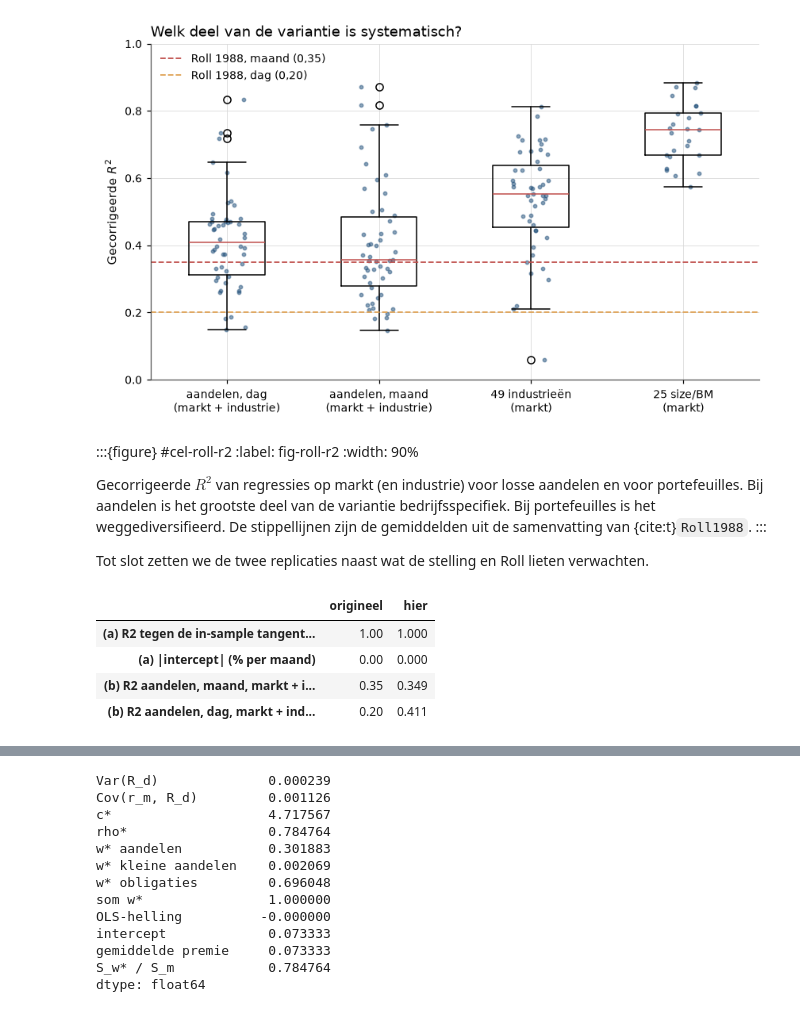
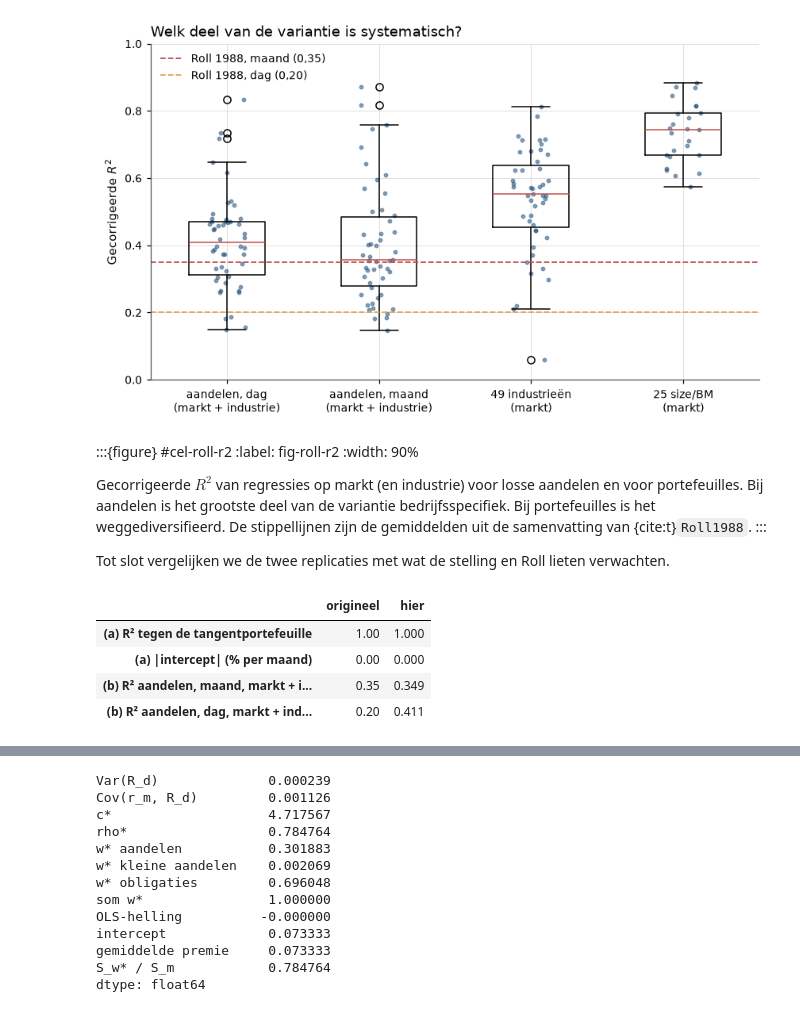
Before and after one commit to MaartenN14/history-asset-pricing, a Jupyter notebook: lectures/03_14_roll.ipynb, the cells around one changed output, grey strips where cells are left out. Drawn from its saved outputs; the diff is of its cells as text; code cells hidden in the pictures.

```diff
--- a/lectures/03_14_roll.ipynb
+++ b/lectures/03_14_roll.ipynb
@@ -841,12 +862,12 @@ c_hat = (d_hat @ Sigma_hat @ w_tan) / (d_hat @ Sigma_hat @ d_hat)
 w_zero = w_tan - c_hat * d_hat
 
 proxies = {
-    "in-sample tangentportefeuille": ff25 @ w_tan,
+    "tangentportefeuille in de steekproef": ff25 @ w_tan,
     "helling nul, maximale correlatie": ff25 @ w_zero,
     "gelijkgewogen 25": ff25.mean(axis=1),
     "CRSP-marktindex": mkt_excess,
 }
-tangent = proxies["in-sample tangentportefeuille"]
+tangent = proxies["tangentportefeuille in de steekproef"]
 print(f"{len(ff25)} maanden, {ff25.index[0]:%Y-%m} t/m {ff25.index[-1]:%Y-%m}; "
       f"som |gewichten| tangentportefeuille = {np.abs(w_tan).sum():.2f}")
 # %% [output]
@@ -863,12 +884,12 @@ for name, proxy in proxies.items():
     tautology[name] = {
         "correlatie met tangentportefeuille": proxy.corr(tangent),
         "Sharpe-ratio (per jaar)": np.sqrt(12) * proxy.mean() / proxy.std(),
-        "gemiddeld excess rendement (% per maand)": 100 * proxy.mean(),
+        "gemiddeld overrendement (% per maand)": 100 * proxy.mean(),
         "standaardfout gemiddelde (% per maand)": 100 * proxy.std() / np.sqrt(len(proxy)),
         "intercept (% per maand)": 100 * intercept,
         "helling (% per maand)": 100 * slope,
         "grootste |residu| (% per maand)": 100 * np.abs(resid).max(),
-        "R2": r2,
+        "R²": r2,
     }
 pd.DataFrame(tautology).T.round(4)
 # %% [output]
@@ -1068,24 +1092,23 @@ Bij portefeuilles is het weggediversifieerd. De stippellijnen zijn de gemiddelde
 de samenvatting van {cite:t}`Roll1988`.
 :::
 
-Tot slot zetten we de twee replicaties naast wat de stelling en Roll lieten
-verwachten.
+Tot slot vergelijken we de twee replicaties met wat de stelling en Roll lieten verwachten.
 # %%
-tangent_row = tautology["in-sample tangentportefeuille"]
+tangent_row = tautology["tangentportefeuille in de steekproef"]
 pd.DataFrame(
     {"origineel": [1.0, 0.0, 0.35, 0.20],
-     "hier": [tangent_row["R2"], abs(tangent_row["intercept (% per maand)"]),
+     "hier": [tangent_row["R²"], abs(tangent_row["intercept (% per maand)"]),
               summary_r2.loc["maand: markt + 10 industrieën", "gemiddelde"],
               summary_r2.loc["dag: markt + 10 industrieën", "gemiddelde"]]},
-    index=["(a) R2 tegen de in-sample tangentportefeuille", "(a) |intercept| (% per maand)",
-           "(b) R2 aandelen, maand, markt + industrie",
-           "(b) R2 aandelen, dag, markt + industrie"],
+    index=["(a) R² tegen de tangentportefeuille", "(a) |intercept| (% per maand)",
+           "(b) R² aandelen, maand, markt + industrie",
+           "(b) R² aandelen, dag, markt + industrie"],
 ).round(3)
 # %% [output]
 |  | origineel | hier |
-| (a) R2 tegen de in-sample tangent... | 1.00 | 1.000 |
+| (a) R² tegen de tangentportefeuille | 1.00 | 1.000 |
 | (a) |intercept| (% per maand) | 0.00 | 0.000 |
-| (b) R2 aandelen, maand, markt + i... | 0.35 | 0.349 |
-| (b) R2 aandelen, dag, markt + ind... | 0.20 | 0.411 |
+| (b) R² aandelen, maand, markt + i... | 0.35 | 0.349 |
+| (b) R² aandelen, dag, markt + ind... | 0.20 | 0.411 |
 # %% [markdown]
 **Geslaagd voor de tautologie, gedeeltelijk geslaagd voor de $R^2$.** Tegenover de
```
Also changed, not shown: parts of 25 cells of this notebook, 4 other files.
